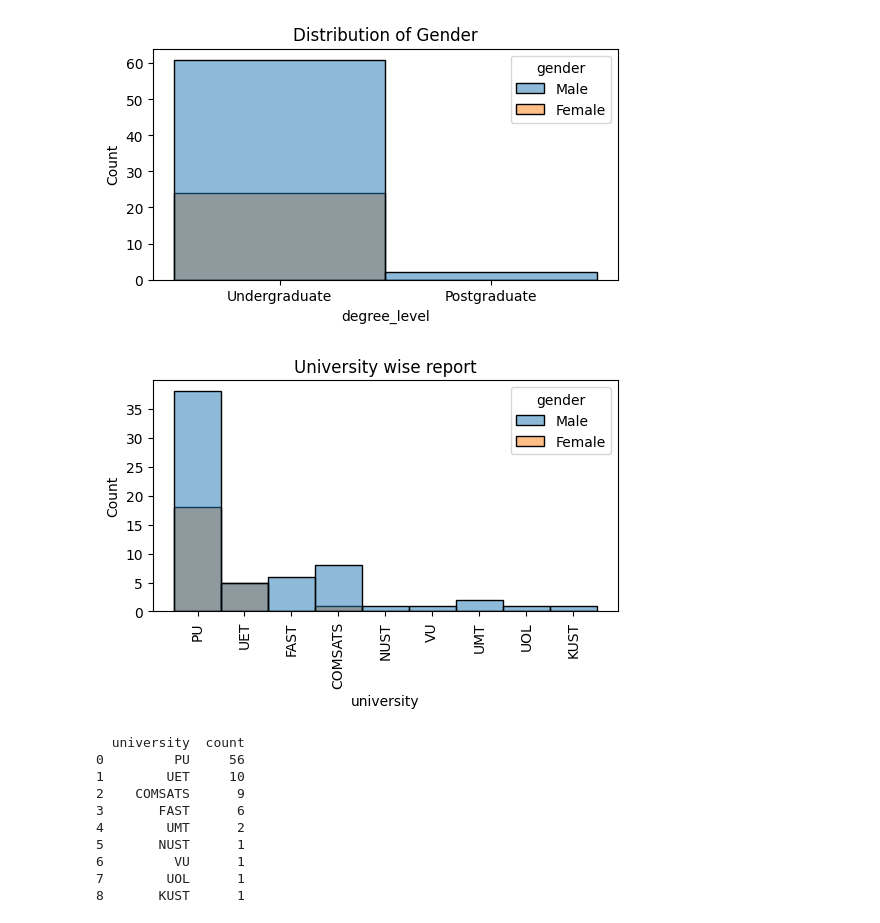
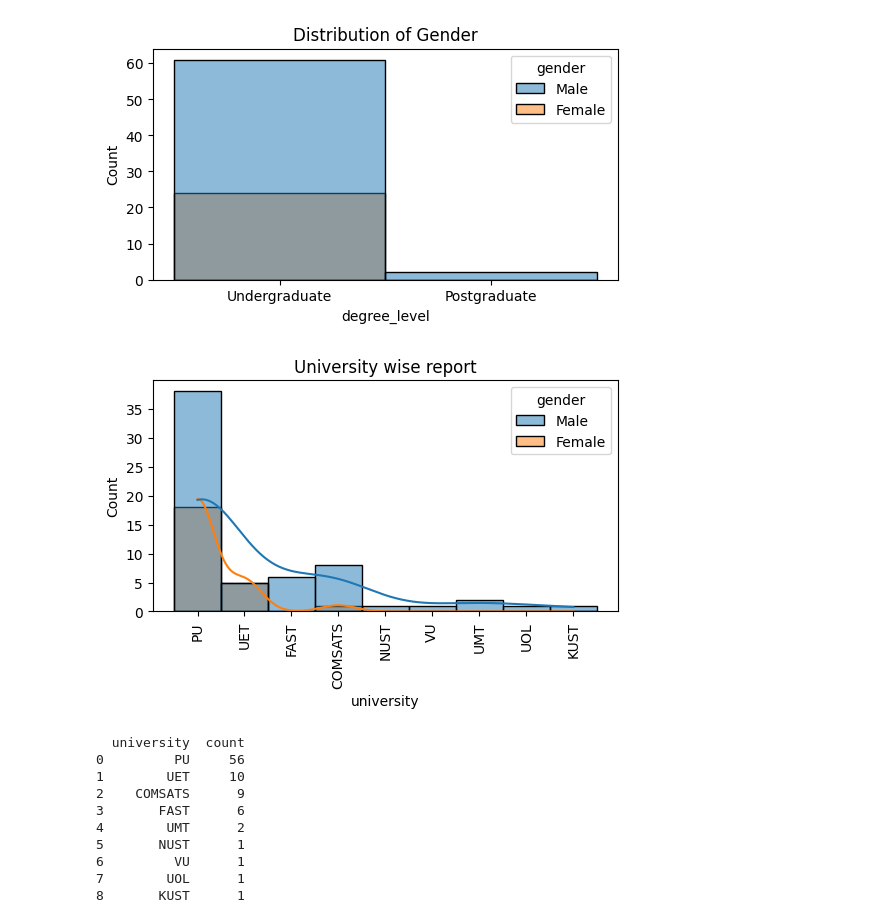
Before and after one commit to valaykhadegithub/MentalHealthSurvay, a Jupyter notebook: MentalHealthSurvey.ipynb, the cells around one changed output. Drawn from its saved outputs; the diff is of its cells as text; code cells hidden in the pictures.

```diff
--- a/MentalHealthSurvay.ipynb
+++ b/MentalHealthSurvey.ipynb
@@ -86,12 +86,12 @@ plt.show()
 [figure]
 # %%
 plt.figure(figsize=(6,3))
-sns.histplot(data=data, x='university', hue='gender')
+sns.histplot(data=data, x='university', hue='gender',kde=True)
 plt.xticks(rotation=90)
 plt.title('University wise report')
 plt.show()
 # %% [output]
-[figure, old version]
+[figure, new version]
 # %%
 plt.figure(figsize=(6,3))
 data_count = data['university'].value_counts().reset_index()
```
Also changed, not shown: parts of 1 cell of this notebook.
